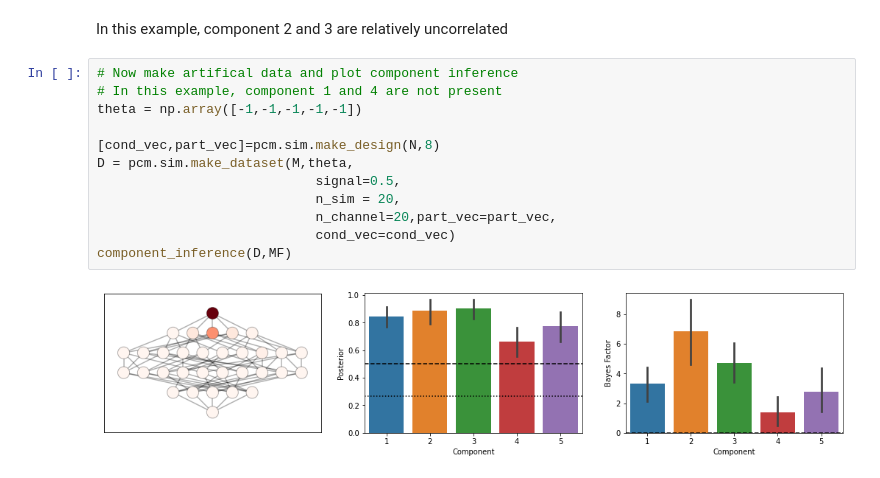
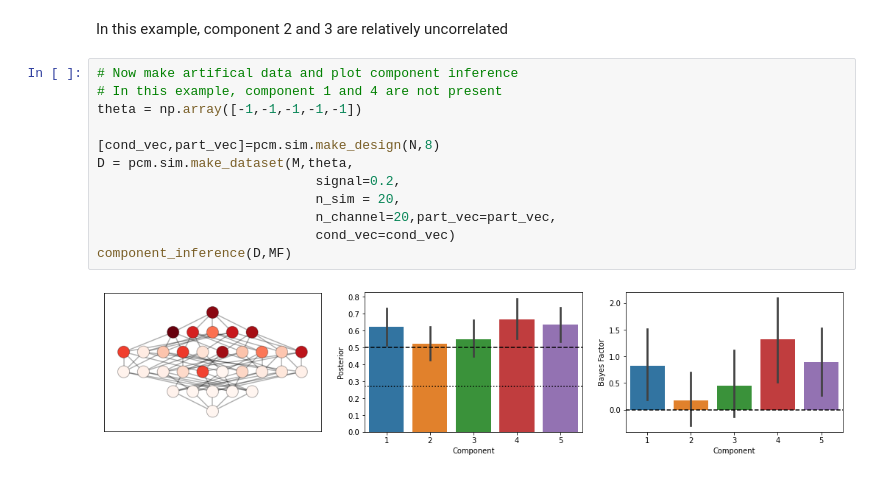
Before and after one commit to DiedrichsenLab/PcmPy, a Jupyter notebook: docs/demos/demo_modelfamily.ipynb, the cells around one changed output. Saved outputs shown, nothing was run; the diff lists cells and outputs as text.

```diff
--- a/docs/demos/demo_modelfamily.ipynb
+++ b/docs/demos/demo_modelfamily.ipynb
@@ -163,14 +163,14 @@ In this example, component 2 and 3 are relatively uncorrelated
 # %%
 # Now make artifical data and plot component inference
 # In this example, component 1 and 4 are not present
 theta = np.array([-1,-1,-1,-1,-1])
 
 [cond_vec,part_vec]=pcm.sim.make_design(N,8)
 D = pcm.sim.make_dataset(M,theta,
-                            signal=0.5,
+                            signal=0.2,
                             n_sim = 20,
                             n_channel=20,part_vec=part_vec,
                             cond_vec=cond_vec)
 component_inference(D,MF)
 # %% [output]
-[figure, old version]
+[figure, new version]
```
Also changed, not shown: parts of 1 cell of this notebook.
